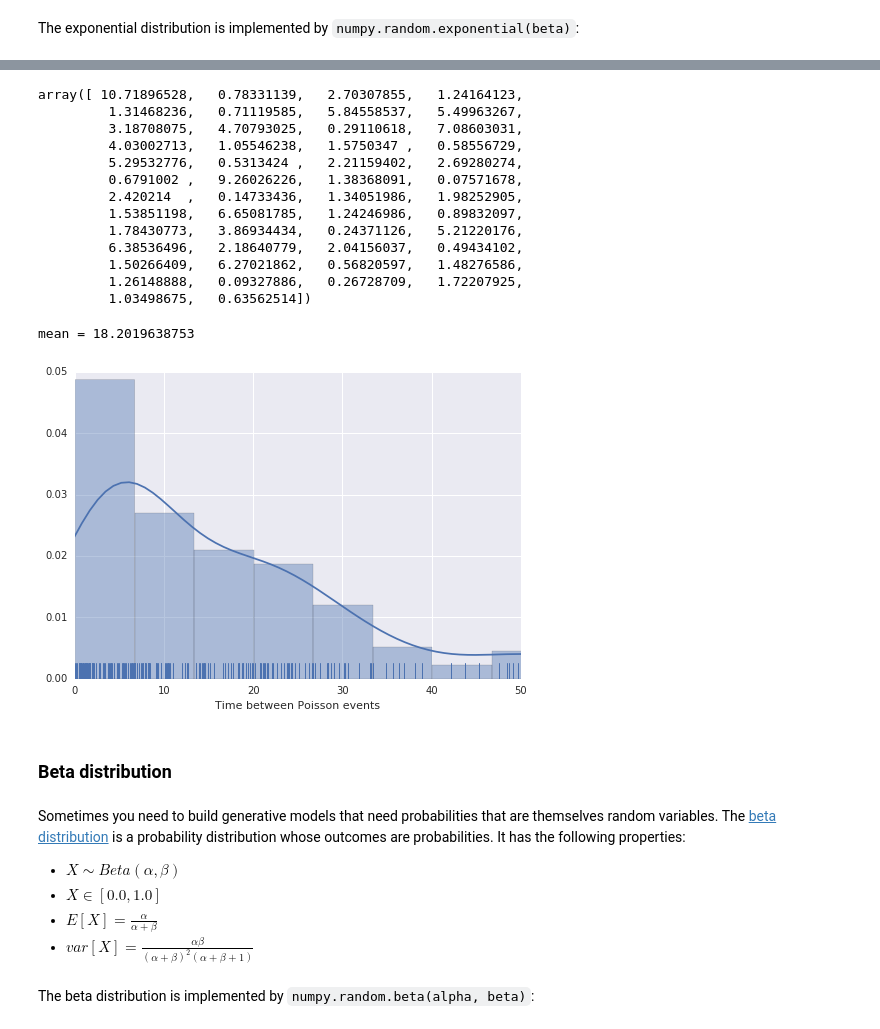
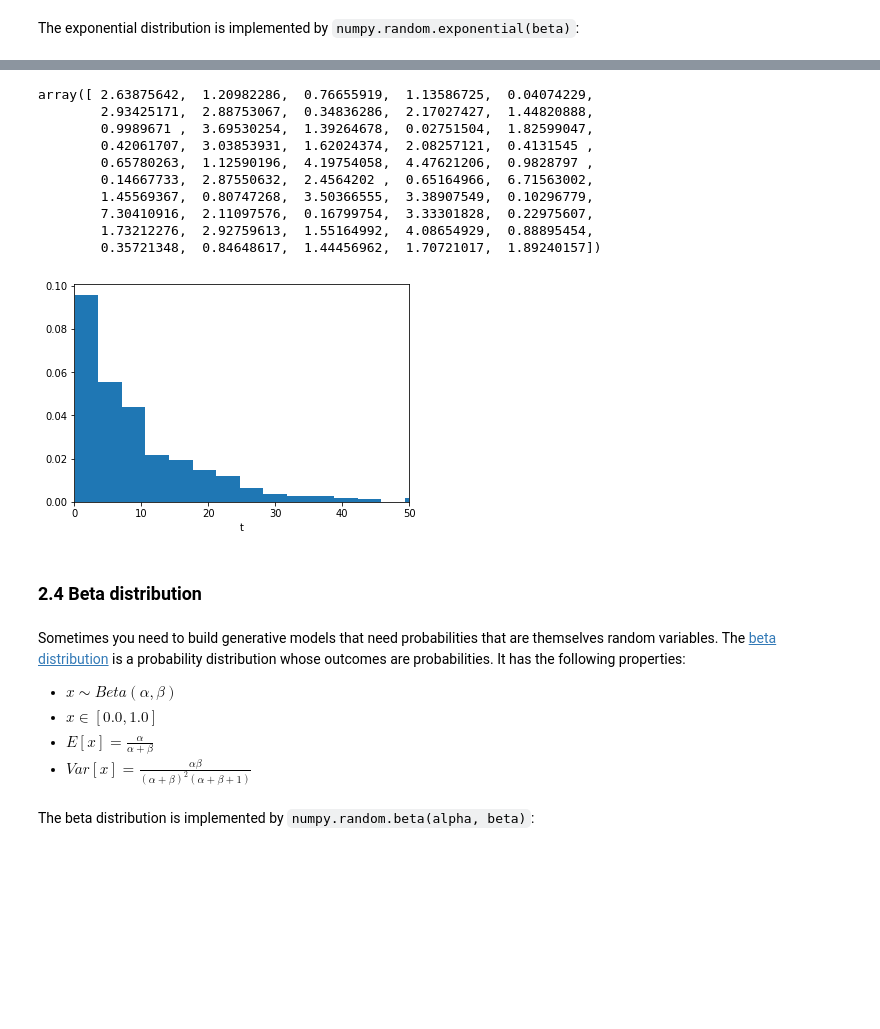
Before and after one commit to calpolydatascience/data301, a Jupyter notebook: Content/Model/03-CommonDistributions.ipynb, the cells around one changed output, grey strips where cells are left out. Cells and saved outputs as stored; diff of their text form; code cells hidden in the pictures; blank space fills up the shorter version.

```diff
--- a/Content/Model/03-CommonDistributions.ipynb
+++ b/Content/Model/03-CommonDistributions.ipynb
@@ -317,41 +354,36 @@ np.random.exponential(β)
 # %%
-X = np.random.exponential(β, size=50)
-X
+t = np.random.exponential(β, size=50)
+t
 # %% [output]
-array([ 10.71896528,   0.78331139,   2.70307855,   1.24164123,
-         1.31468236,   0.71119585,   5.84558537,   5.49963267,
-         3.18708075,   4.70793025,   0.29110618,   7.08603031,
-         4.03002713,   1.05546238,   1.5750347 ,   0.58556729,
-         5.29532776,   0.5313424 ,   2.21159402,   2.69280274,
-         0.6791002 ,   9.26026226,   1.38368091,   0.07571678,
-         2.420214  ,   0.14733436,   1.34051986,   1.98252905,
-         1.53851198,   6.65081785,   1.24246986,   0.89832097,
-         1.78430773,   3.86934434,   0.24371126,   5.21220176,
-         6.38536496,   2.18640779,   2.04156037,   0.49434102,
-         1.50266409,   6.27021862,   0.56820597,   1.48276586,
-         1.26148888,   0.09327886,   0.26728709,   1.72207925,
-         1.03498675,   0.63562514])
+array([ 2.63875642,  1.20982286,  0.76655919,  1.13586725,  0.04074229,
+        2.93425171,  2.88753067,  0.34836286,  2.17027427,  1.44820888,
+        0.9989671 ,  3.69530254,  1.39264678,  0.02751504,  1.82599047,
+        0.42061707,  3.03853931,  1.62024374,  2.08257121,  0.4131545 ,
+        0.65780263,  1.12590196,  4.19754058,  4.47621206,  0.9828797 ,
+        0.14667733,  2.87550632,  2.4564202 ,  0.65164966,  6.71563002,
+        1.45569367,  0.80747268,  3.50366555,  3.38907549,  0.10296779,
+        7.30410916,  2.11097576,  0.16799754,  3.33301828,  0.22975607,
+        1.73212276,  2.92759613,  1.55164992,  4.08654929,  0.88895454,
+        0.35721348,  0.84648617,  1.44456962,  1.70721017,  1.89240157])
 # %%
-def plot_exponential(β):
-    X = np.random.exponential(β, 200)
-    sns.distplot(X, rug=True)
-    print("mean =", X.mean())
-    plt.xlabel("Time between Poisson events")
+def plot_exponential(β, samples):
+    t = np.random.exponential(β, samples)
+    plt.hist(t, bins=20, normed=True)
+    plt.xlabel("t")
     plt.xlim(0.0, 50.0)
 # %%
-interact(plot_exponential, β=(1.0, 20.0), __manual=True);
+interact(plot_exponential, β=(1.0, 20.0), samples=(100,1000,100));
 # %% [output]
-mean = 18.2019638753
-[figure, old version]
+[figure, new version]
 # %% [markdown]
-### Beta distribution
+### 2.4 Beta distribution
 # %% [markdown]
 Sometimes you need to build generative models that need probabilities that are themselves random variables. The [beta distribution](https://en.wikipedia.org/wiki/Beta_distribution) is a probability distribution whose outcomes are probabilities. It has the following properties:
 
-* $ X \sim Beta(\alpha, \beta) $
-* $ X \in [0.0,1.0] $
-* $ E[X] = \frac{\alpha}{\alpha+\beta} $
-* $ var[X] = \frac{\alpha \beta}{(\alpha+\beta)^2(\alpha+\beta+1)} $
+* $ x \sim Beta(\alpha, \beta) $
+* $ x \in [0.0,1.0] $
+* $ E[x] = \frac{\alpha}{\alpha+\beta} $
+* $ Var[x] = \frac{\alpha \beta}{(\alpha+\beta)^2(\alpha+\beta+1)} $
 # %%
 α = 0.5
 β = 2.0
```
Also changed, not shown: parts of 108 cells of this notebook, 4 other files.
